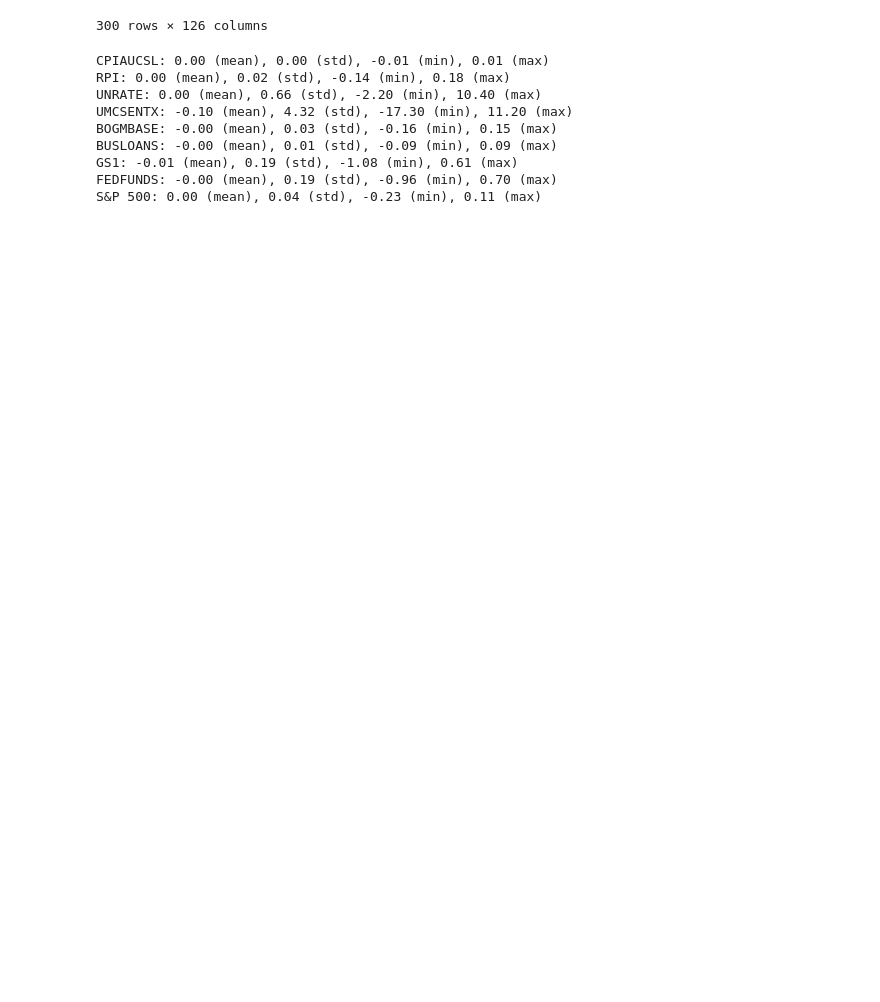
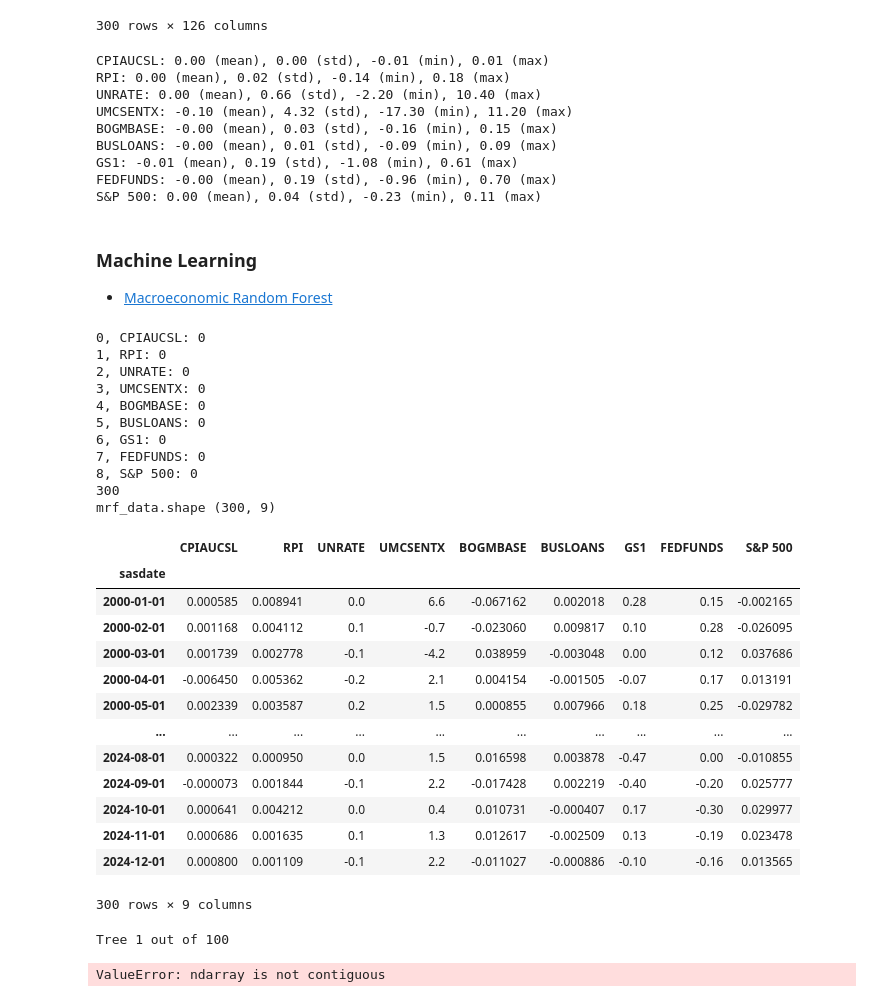
Before and after one commit to JawandS/macroeconvue, a Jupyter notebook: nowcasting/main.ipynb, the cells around one changed output. Cells and saved outputs as stored; diff of their text form; code cells hidden in the pictures; blank space fills up the shorter version.

```diff
--- a/nowcasting/main.ipynb
+++ b/nowcasting/main.ipynb
@@ -132,3 +131,6 @@ BUSLOANS: -0.00 (mean), 0.01 (std), -0.09 (min), 0.09 (max)
 GS1: -0.01 (mean), 0.19 (std), -1.08 (min), 0.61 (max)
 FEDFUNDS: -0.00 (mean), 0.19 (std), -0.96 (min), 0.70 (max)
 S&P 500: 0.00 (mean), 0.04 (std), -0.23 (min), 0.11 (max)
+# %% [markdown]
+### Machine Learning
+- [Macroeconomic Random Forest](https://mrf-web.readthedocs.io/en/latest/index.html)
@@ -134,0 +142,37 @@ S&P 500: 0.00 (mean), 0.04 (std), -0.23 (min), 0.11 (max)
+# %%
+# Remove uneeded vars
+vars = ["CPIAUCSL", "RPI", "UNRATE", "UMCSENTX", "BOGMBASE", "BUSLOANS", "GS1", "FEDFUNDS", "S&P 500"]
+data = data[vars]
+# %%
+# Check for NaN
+for idx, col in enumerate(data.columns):
+    print(f"{idx}, {col}: {data[col].isnull().sum()}")
+print(len(data))
+print(f"mrf_data.shape {data.shape}")
+data
+# %% [output]
+0, CPIAUCSL: 0
+1, RPI: 0
+2, UNRATE: 0
+3, UMCSENTX: 0
+4, BOGMBASE: 0
+5, BUSLOANS: 0
+6, GS1: 0
+7, FEDFUNDS: 0
+8, S&P 500: 0
+300
+mrf_data.shape (300, 9)
+|  | CPIAUCSL | RPI | UNRATE | UMCSENTX | BOGMBASE | BUSLOANS | GS1 | FEDFUNDS | S&P 500 |
+| sasdate |  |  |  |  |  |  |  |  |  |
+| 2000-01-01 | 0.000585 | 0.008941 | 0.0 | 6.6 | -0.067162 | 0.002018 | 0.28 | 0.15 | -0.002165 |
+| 2000-02-01 | 0.001168 | 0.004112 | 0.1 | -0.7 | -0.023060 | 0.009817 | 0.10 | 0.28 | -0.026095 |
+| 2000-03-01 | 0.001739 | 0.002778 | -0.1 | -4.2 | 0.038959 | -0.003048 | 0.00 | 0.12 | 0.037686 |
+| 2000-04-01 | -0.006450 | 0.005362 | -0.2 | 2.1 | 0.004154 | -0.001505 | -0.07 | 0.17 | 0.013191 |
+| 2000-05-01 | 0.002339 | 0.003587 | 0.2 | 1.5 | 0.000855 | 0.007966 | 0.18 | 0.25 | -0.029782 |
+| ... | ... | ... | ... | ... | ... | ... | ... | ... | ... |
+| 2024-08-01 | 0.000322 | 0.000950 | 0.0 | 1.5 | 0.016598 | 0.003878 | -0.47 | 0.00 | -0.010855 |
+| 2024-09-01 | -0.000073 | 0.001844 | -0.1 | 2.2 | -0.017428 | 0.002219 | -0.40 | -0.20 | 0.025777 |
+| 2024-10-01 | 0.000641 | 0.004212 | 0.0 | 0.4 | 0.010731 | -0.000407 | 0.17 | -0.30 | 0.029977 |
+| 2024-11-01 | 0.000686 | 0.001635 | 0.1 | 1.3 | 0.012617 | -0.002509 | 0.13 | -0.19 | 0.023478 |
+| 2024-12-01 | 0.000800 | 0.001109 | -0.1 | 2.2 | -0.011027 | -0.000886 | -0.10 | -0.16 | 0.013565 |
+300 rows × 9 columns
@@ -134,0 +211,6 @@ S&P 500: 0.00 (mean), 0.04 (std), -0.23 (min), 0.11 (max)
+# %%
+# Run the model
+model_output = MRF._ensemble_loop()
+# %% [output]
+Tree 1 out of 100
+ValueError: ndarray is not contiguous
```
Also changed, not shown: parts of 5 cells of this notebook, 3 other files.
